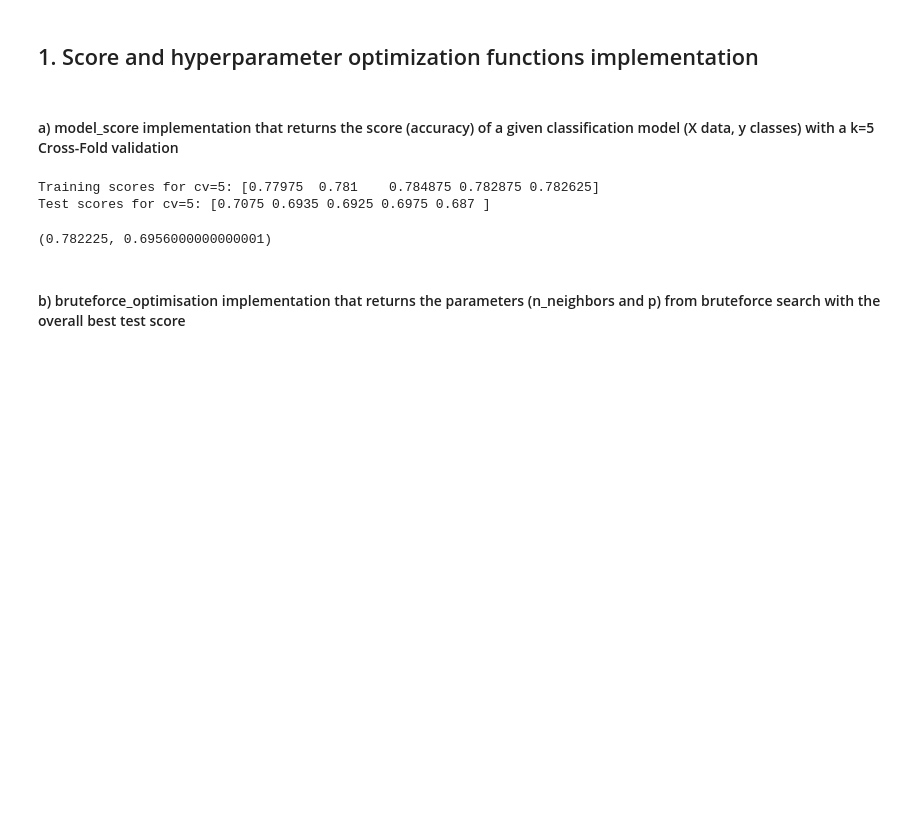
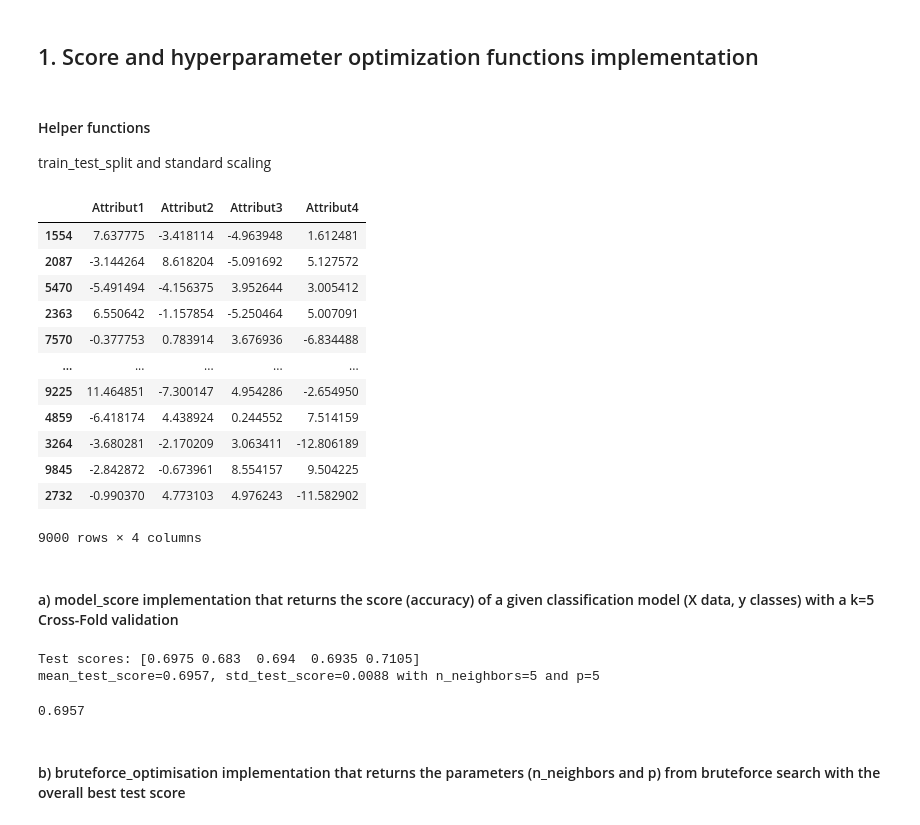
Before and after one commit to simlal/data-mining-assignments_bin710, a Jupyter notebook: dev3_predictive-funcs/TP3_soln.ipynb, the cells around one changed output. Drawn from its saved outputs; the diff is of its cells as text; code cells hidden in the pictures; blank space fills up the shorter version.

```diff
--- a/dev3_predictive-funcs/TP3_soln.ipynb
+++ b/dev3_predictive-funcs/TP3_soln.ipynb
@@ -304,3 +309,31 @@ sns.scatterplot(X_tsne, x="dim1", y="dim2", hue=y, legend="full", palette="tab20
 **Much better representation, we see that some classes are clearly clustered and well separated from other (homogenous) and other will be more heterogenous**
 # %% [markdown]
 ## 1. Score and hyperparameter optimization functions implementation
+# %% [markdown]
+#### Helper functions
+
+train_test_split and standard scaling
+# %%
+# Return multiple train_test_splits with different test_sizes
+def multiple_tts(X, y, test_sizes: list):
+    X_train, X_test, y_train, y_test = {}, {}, {}, {}
+    for test_size in test_sizes:
+        X_train[test_size], X_test[test_size], y_train[test_size], y_test[test_size] = train_test_split(X, y, test_size=test_size, random_state=0)
+    return X_train, X_test, y_train, y_test
+
+X_train, X_test, y_train, y_test = multiple_tts(X, y, test_sizes=[0.1, 0.2, 0.3])
+X_train[0.1]
+# %% [output]
+|  | Attribut1 | Attribut2 | Attribut3 | Attribut4 |
+| 1554 | 7.637775 | -3.418114 | -4.963948 | 1.612481 |
+| 2087 | -3.144264 | 8.618204 | -5.091692 | 5.127572 |
+| 5470 | -5.491494 | -4.156375 | 3.952644 | 3.005412 |
+| 2363 | 6.550642 | -1.157854 | -5.250464 | 5.007091 |
+| 7570 | -0.377753 | 0.783914 | 3.676936 | -6.834488 |
+| ... | ... | ... | ... | ... |
+| 9225 | 11.464851 | -7.300147 | 4.954286 | -2.654950 |
+| 4859 | -6.418174 | 4.438924 | 0.244552 | 7.514159 |
+| 3264 | -3.680281 | -2.170209 | 3.063411 | -12.806189 |
+| 9845 | -2.842872 | -0.673961 | 8.554157 | 9.504225 |
+| 2732 | -0.990370 | 4.773103 | 4.976243 | -11.582902 |
+9000 rows × 4 columns
@@ -307,7 +357,7 @@ sns.scatterplot(X_tsne, x="dim1", y="dim2", hue=y, legend="full", palette="tab20
 # %% [markdown]
 #### a) model_score implementation that returns the score (accuracy) of a given classification model (X data, y classes) with a k=5 Cross-Fold validation
 # %%
-def model_score(X, y, classifier, params: dict):
+def model_score(X, y, classifier, params: dict, show_full_score=False, show_mean_std=True):
     """
     implementation that returns the score (accuracy) of a given classification model (X data, y classes)
     with a k=5 Cross-Fold validation
@@ -316,13 +366,10 @@ def model_score(X, y, classifier, params: dict):
         X (pd.DataFrame or np.array): Dataset with final attributes values to train and test the model
         y (pd.Series or np.array): Known classes for all objects
         classifier: sklearn instanciated class object from a given classifier (i.e. KNeighbordsClassifier)
-        params (dict): dictionary with the a given set of hyperparameters (i.e. params = {’n_neighbors’: 10, ’p’: 5})
+        params (dict): dictionary with the a given set of hyperparameters (i.e. params = {"n_neighbors": 10, "p": 5})
 
     Returns:
-        mean_train_score (float): Mean accuracy from 5-fold CV evaluation of the classifier for predictions made on the training set
-        mean_test_score (float): Mean accuracy from 5-fold CV evaluation of the classifier for predictions made on the test set
-
-
+        mean_test_score (float): Mean accuracy from 5-fold CV evaluation of the classifier for predictions accross the whole dataset
     """
     # Params key and range
     n_range = range(1, 20)
@@ -337,20 +384,29 @@ def model_score(X, y, classifier, params: dict):
     if params["p"] not in p_range:
         raise ValueError(f"n_neighbors must be within {n_range}")
 
-    # Get score from cv=5
+    # Partition in stratified k=5 folds (balanced class = regular KFold) with pre-shuffle but random seed set to compare accross hyperparams runs
+    skf = StratifiedKFold(n_splits=5, random_state=1, shuffle=True)
+
+    # Modify the objects attributes with the given parameters
+    clf = classifier
+    clf.set_params(n_neighbors=params["n_neighbors"], p=params["p"])
+
+    # Get all scores from cv=5
     scoring = "accuracy"
-    cv_results = cross_validate(classifier, X, y, cv=5, scoring=scoring, return_train_score=True)
-    print(f'Training scores for cv=5: {cv_results["train_score"]}')
-    mean_train_score = np.mean(cv_results["train_score"])
-    print(f'Test scores for cv=5: {cv_results["test_score"]}')
-    mean_test_score = np.mean(cv_results["test_score"])
+    cv_scores = cross_val_score(classifier, X, y, cv=skf, scoring=scoring)
+    # Calculate mean and std
+    mean_test_score = np.mean(cv_scores)
 
-    return mean_train_score, mean_test_score
+    if show_full_score:
+        print(f'Test scores: {cv_scores}')
+    if show_mean_std:
+        print(f"{mean_test_score=:.4f}, std_test_score={np.std(cv_scores):.4f} with n_neighbors={params['n_neighbors']} and p={params['p']}")
+    return mean_test_score
 
-# model_score(X, y, KNeighborsClassifier(), {"n_neighbors": 5, "p": 5})
+model_score(X, y, KNeighborsClassifier(), {"n_neighbors": 5, "p": 5}, show_full_score=True)
 # %% [output]
-Training scores for cv=5: [0.77975  0.781    0.784875 0.782875 0.782625]
-Test scores for cv=5: [0.7075 0.6935 0.6925 0.6975 0.687 ]
+Test scores: [0.6975 0.683  0.694  0.6935 0.7105]
+mean_test_score=0.6957, std_test_score=0.0088 with n_neighbors=5 and p=5
-(0.782225, 0.6956000000000001)
+0.6957
 # %% [markdown]
 #### b) bruteforce_optimisation implementation that returns the parameters (n_neighbors and p) from bruteforce search with the overall best test score
```
Also changed, not shown: parts of 11 cells of this notebook.
